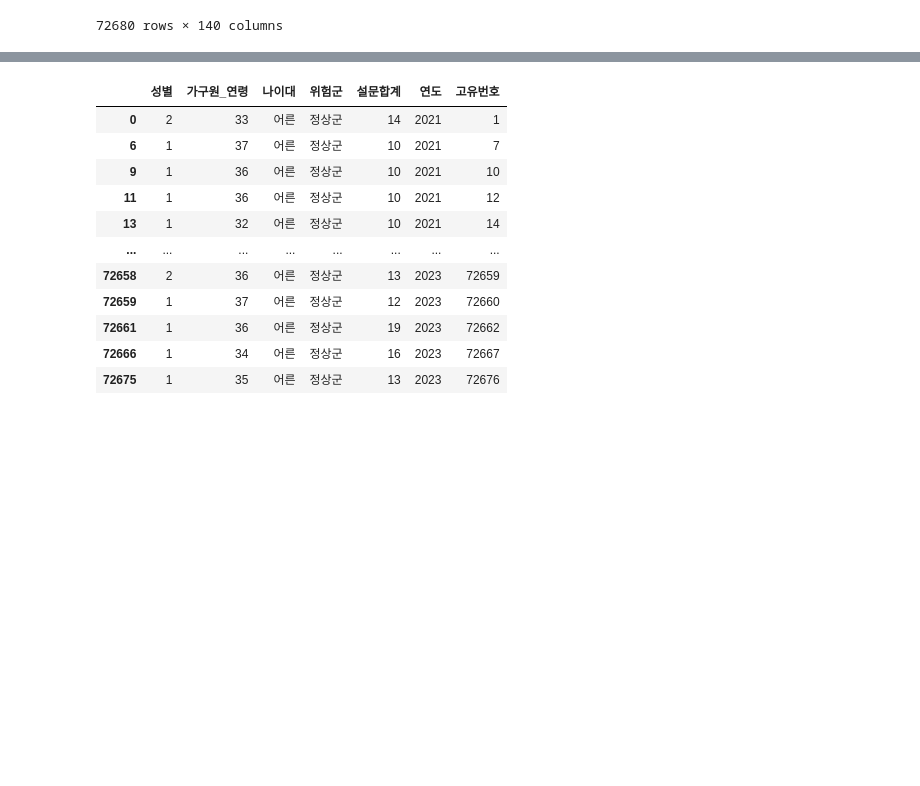
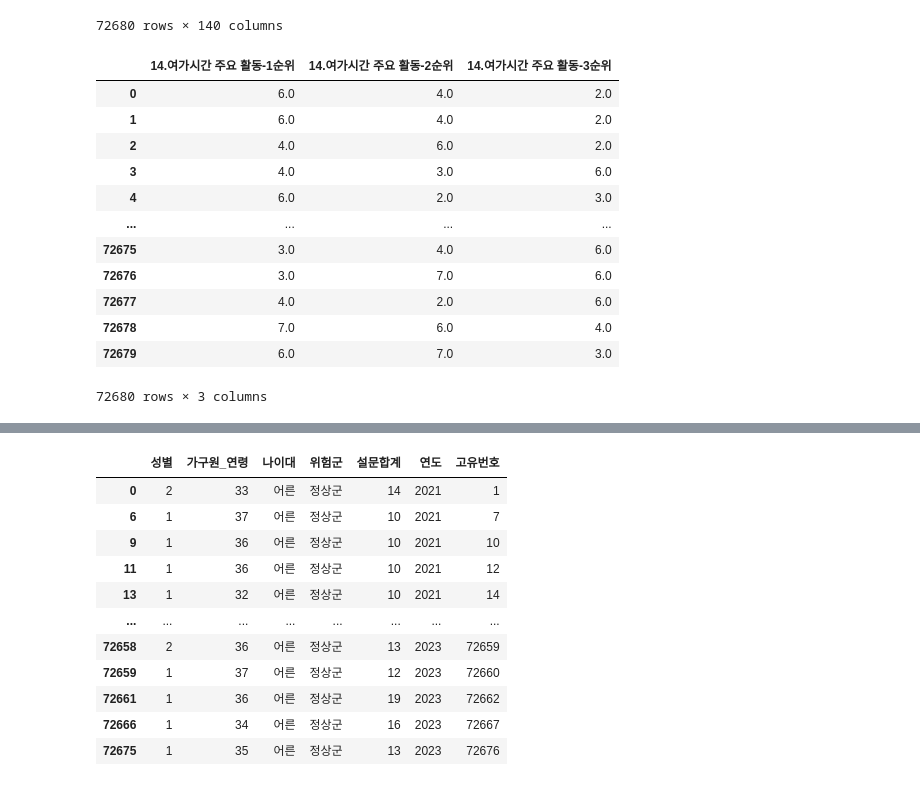
Before and after one commit to woomozzi/SmartPhone-Project, a Jupyter notebook: data/test.ipynb, the cells around one changed output, grey strips where cells are left out. Saved outputs shown, nothing was run; the diff lists cells and outputs as text; code cells hidden in the pictures; blank space fills up the shorter version.

```diff
--- a/data/test.ipynb
+++ b/data/test.ipynb
@@ -28,0 +31,18 @@ df.loc[df['나이대'] == '노인', '위험군'] = pd.cut(df.loc[df['나이대']
+# %%
+df_col = df.filter(regex='여가시간 주요 활동')
+# %%
+df_col
+# %% [output]
+|  | 14.여가시간 주요 활동-1순위 | 14.여가시간 주요 활동-2순위 | 14.여가시간 주요 활동-3순위 |
+| 0 | 6.0 | 4.0 | 2.0 |
+| 1 | 6.0 | 4.0 | 2.0 |
+| 2 | 4.0 | 6.0 | 2.0 |
+| 3 | 4.0 | 3.0 | 6.0 |
+| 4 | 6.0 | 2.0 | 3.0 |
+| ... | ... | ... | ... |
+| 72675 | 3.0 | 4.0 | 6.0 |
+| 72676 | 3.0 | 7.0 | 6.0 |
+| 72677 | 4.0 | 2.0 | 6.0 |
+| 72678 | 7.0 | 6.0 | 4.0 |
+| 72679 | 6.0 | 7.0 | 3.0 |
+72680 rows × 3 columns
```
Also changed, not shown: parts of 4 cells of this notebook, 4 other files.
